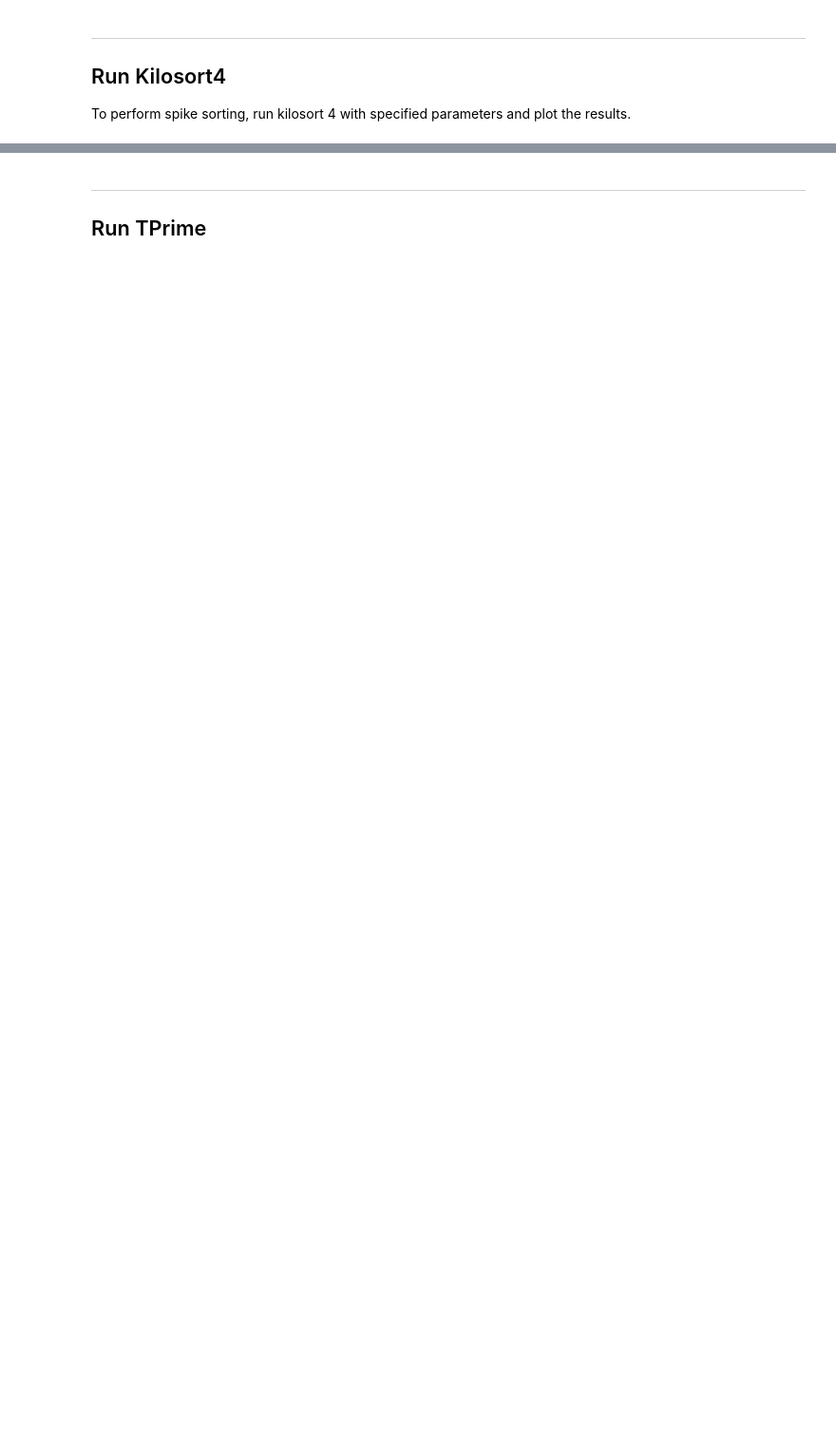
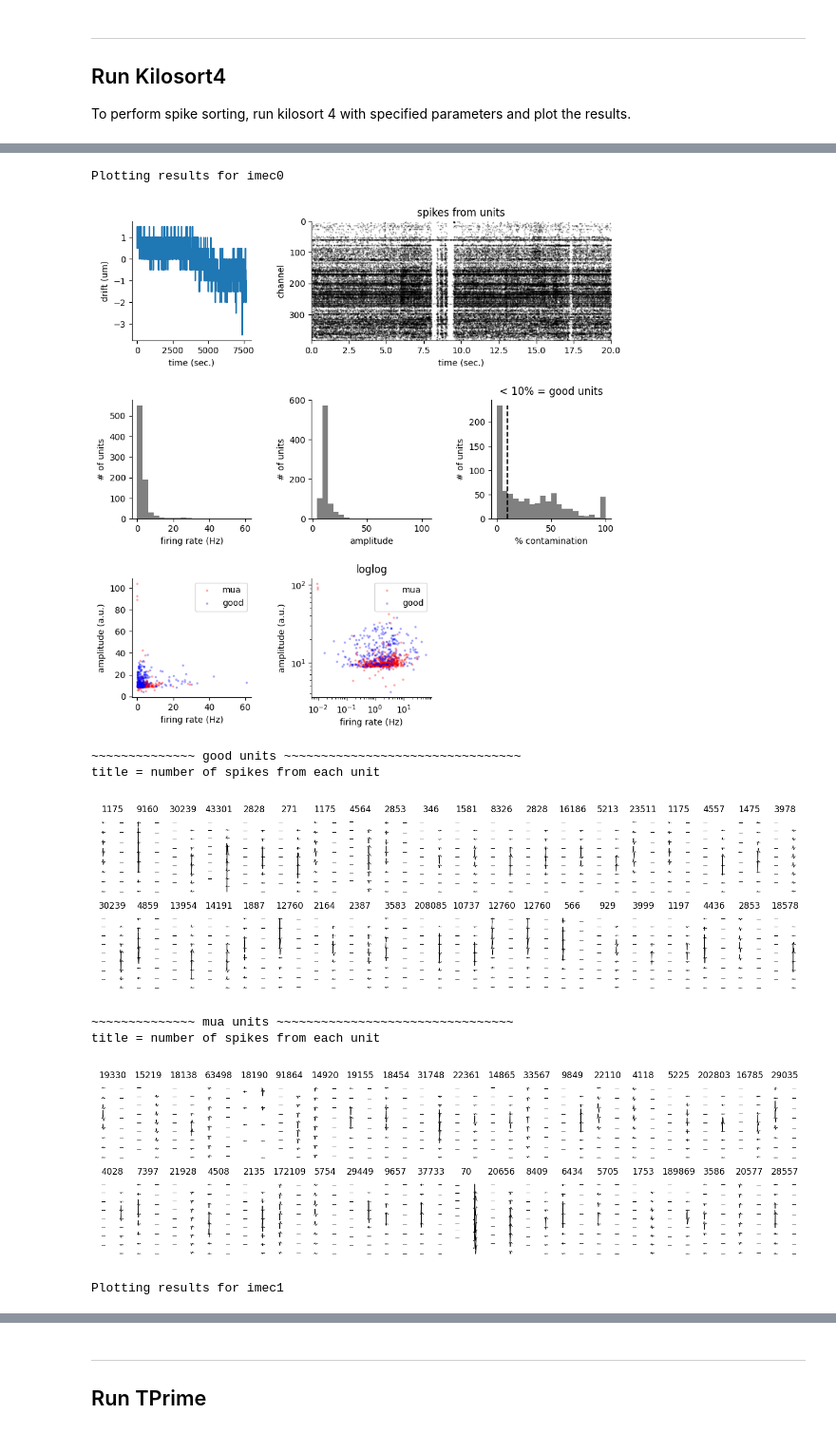
Before and after one commit to rahim-hashim/Kilosort4-SGLX, a Jupyter notebook: run_kilosort4.ipynb, the cells around one changed output, grey strips where cells are left out. Shown: that part at 95% size. Drawn from its saved outputs; the diff is of its cells as text; code cells hidden in the pictures; blank space fills up the shorter version.

```diff
--- a/run_kilosort4.ipynb
+++ b/run_kilosort4.ipynb
@@ -84,0 +40,15 @@ SpikeGLX folder: /Users/rahimhashim/Downloads/gandalf_20231223_g0
+# %%
+from kilosort_pipeline import read_recording_folder
+
+# set parameters to select the session
+session_params = {
+	'root': 'C:/Users/Alejandro/Downloads/',
+	# 'root' : '/Users/rahimhashim/Downloads/',
+	'monkey': 'aragorn',	 # 'gandalf' | 'aragorn'
+	'date': '20240820',		 # 'YYYYMMDD'
+	'session_num': 0,			 # default = 0
+	'probe_specified': []  # if empty, all probes will be run, else ['imec1', 'imec2'...]
+}
+
+sglx_folder, imec_folder_dict = read_recording_folder(session_params)
+imec_folder_dict
@@ -312,0 +73,8 @@ title = number of spikes from each unit
+# %%
+from kilosort_pipeline import run_ks4_py
+run_ks4 = False
+map_file = os.path.join(os.getcwd(), 'configFiles/neuropixels_NHP_channel_map_linear_v1.mat')
+n_channels = 385
+results = defaultdict(lambda: defaultdict(dict))
+
+results, settings_dict = run_ks4_py(run_ks4, session_params, imec_folder_dict, map_file, n_channels)
@@ -312,0 +89,13 @@ title = number of spikes from each unit
+# %%
+from kilosort_pipeline import plot_results
+plot_results(settings_dict)
+# %% [output]
+Plotting results for imec0
+[figure, added]
+~~~~~~~~~~~~~~ good units ~~~~~~~~~~~~~~~~~~~~~~~~~~~~~~~~
+title = number of spikes from each unit
+[figure, added]
+~~~~~~~~~~~~~~ mua units ~~~~~~~~~~~~~~~~~~~~~~~~~~~~~~~~
+title = number of spikes from each unit
+[figure, added]
+Plotting results for imec1
```
Also changed, not shown: parts of 15 cells of this notebook, 3 other files.
